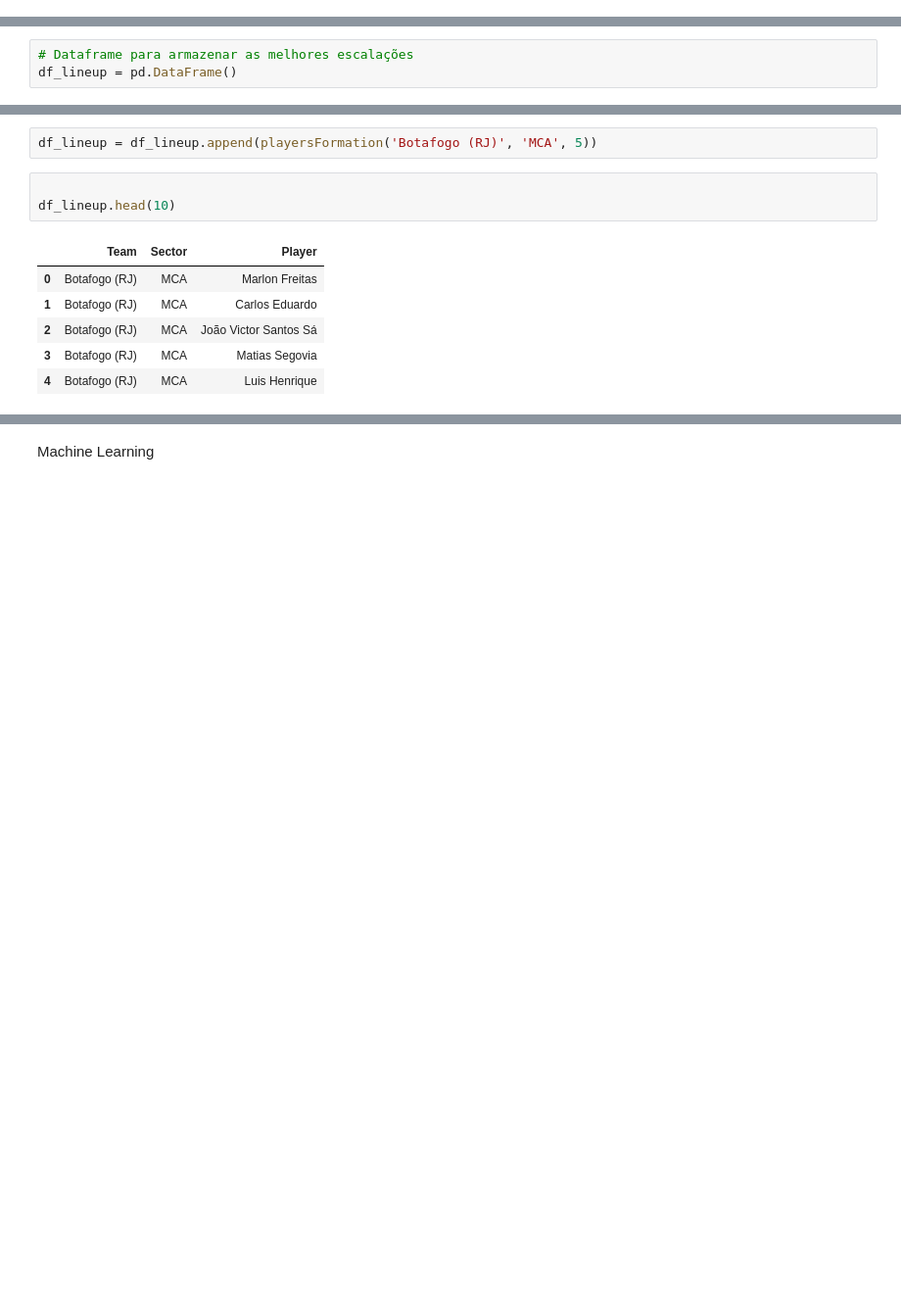
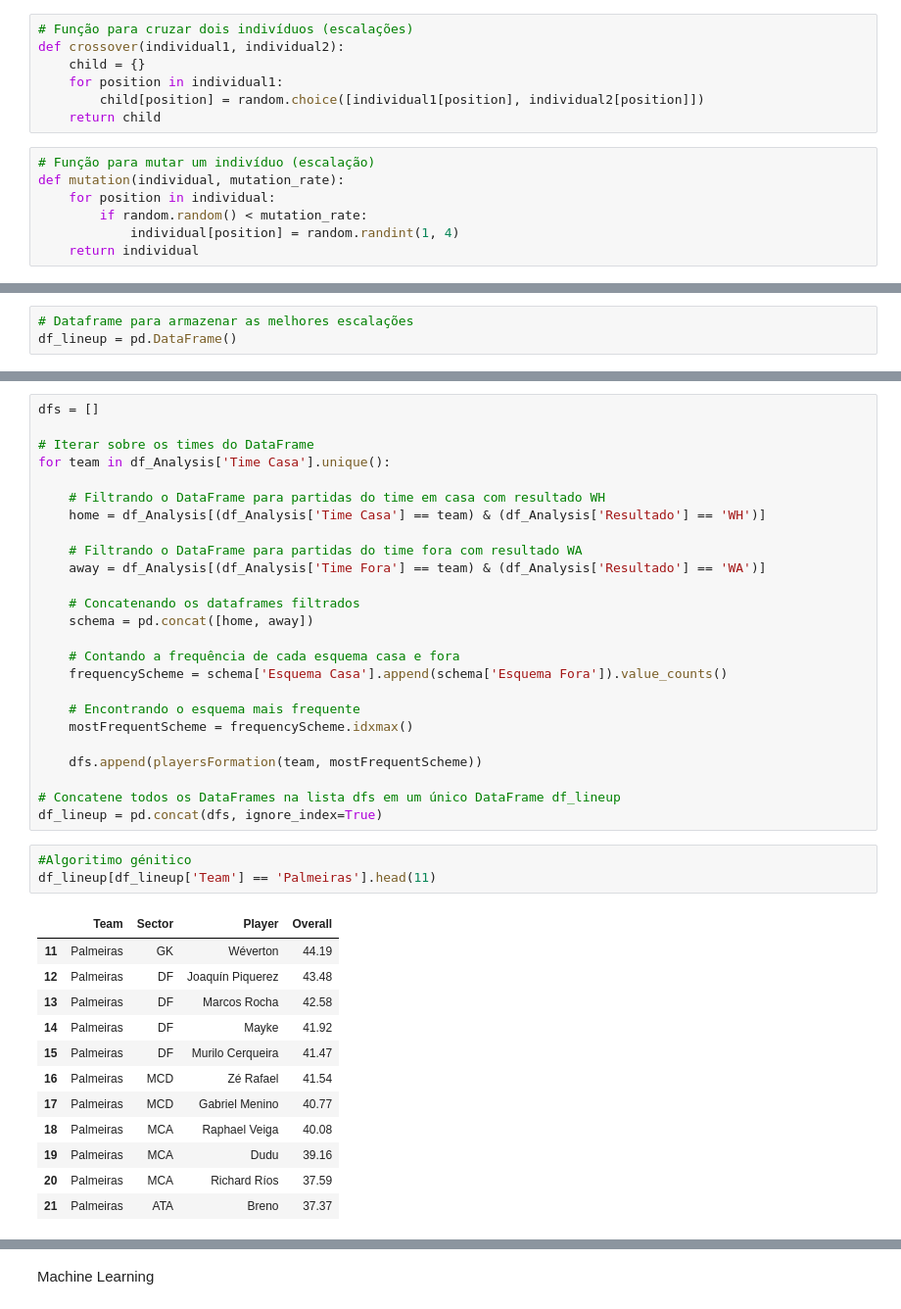
Before and after one commit to IgorScarpari/AI-System-for-Football-Analysis, a Jupyter notebook: AI System for Football Team Analysis.ipynb, the cells around one changed output, grey strips where cells are left out. Shown at 98% size. Saved outputs shown, nothing was run; the diff lists cells and outputs as text; blank space fills up the shorter version.

```diff
--- a/AI System for Football Team Analysis.ipynb
+++ b/AI System for Football Team Analysis.ipynb
@@ -783,0 +720,14 @@ MELHOR FORMAÇÃO POR EQUIPE
+# %%
+# Função para cruzar dois indivíduos (escalações)
+def crossover(individual1, individual2):
+    child = {}
+    for position in individual1:
+        child[position] = random.choice([individual1[position], individual2[position]])
+    return child
+# %%
+# Função para mutar um indivíduo (escalação)
+def mutation(individual, mutation_rate):
+    for position in individual:
+        if random.random() < mutation_rate:
+            individual[position] = random.randint(1, 4)
+    return individual
@@ -830,12 +838,41 @@ def playersFormation(team, sector, number):
-# %%
-df_lineup = df_lineup.append(playersFormation('Botafogo (RJ)', 'MCA', 5))
+# %%
+dfs = []
+
+# Iterar sobre os times do DataFrame
+for team in df_Analysis['Time Casa'].unique():
+
+    # Filtrando o DataFrame para partidas do time em casa com resultado WH
+    home = df_Analysis[(df_Analysis['Time Casa'] == team) & (df_Analysis['Resultado'] == 'WH')]
+
+    # Filtrando o DataFrame para partidas do time fora com resultado WA
+    away = df_Analysis[(df_Analysis['Time Fora'] == team) & (df_Analysis['Resultado'] == 'WA')]
+
+    # Concatenando os dataframes filtrados
+    schema = pd.concat([home, away])
+
+    # Contando a frequência de cada esquema casa e fora
+    frequencyScheme = schema['Esquema Casa'].append(schema['Esquema Fora']).value_counts()
+
+    # Encontrando o esquema mais frequente
+    mostFrequentScheme = frequencyScheme.idxmax()
+
+    dfs.append(playersFormation(team, mostFrequentScheme))
+
+# Concatene todos os DataFrames na lista dfs em um único DataFrame df_lineup
+df_lineup = pd.concat(dfs, ignore_index=True)
 # %%
-
-df_lineup.head(10)
+#Algoritimo génitico
+df_lineup[df_lineup['Team'] == 'Palmeiras'].head(11)
 # %% [output]
-|  | Team | Sector | Player |
-| 0 | Botafogo (RJ) | MCA | Marlon Freitas |
-| 1 | Botafogo (RJ) | MCA | Carlos Eduardo |
-| 2 | Botafogo (RJ) | MCA | João Victor Santos Sá |
-| 3 | Botafogo (RJ) | MCA | Matias Segovia |
-| 4 | Botafogo (RJ) | MCA | Luis Henrique |
+|  | Team | Sector | Player | Overall |
+| 11 | Palmeiras | GK | Wéverton | 44.19 |
+| 12 | Palmeiras | DF | Joaquín Piquerez | 43.48 |
+| 13 | Palmeiras | DF | Marcos Rocha | 42.58 |
+| 14 | Palmeiras | DF | Mayke | 41.92 |
+| 15 | Palmeiras | DF | Murilo Cerqueira | 41.47 |
+| 16 | Palmeiras | MCD | Zé Rafael | 41.54 |
+| 17 | Palmeiras | MCD | Gabriel Menino | 40.77 |
+| 18 | Palmeiras | MCA | Raphael Veiga | 40.08 |
+| 19 | Palmeiras | MCA | Dudu | 39.16 |
+| 20 | Palmeiras | MCA | Richard Ríos | 37.59 |
+| 21 | Palmeiras | ATA | Breno | 37.37 |
```
Also changed, not shown: parts of 47 cells of this notebook.
